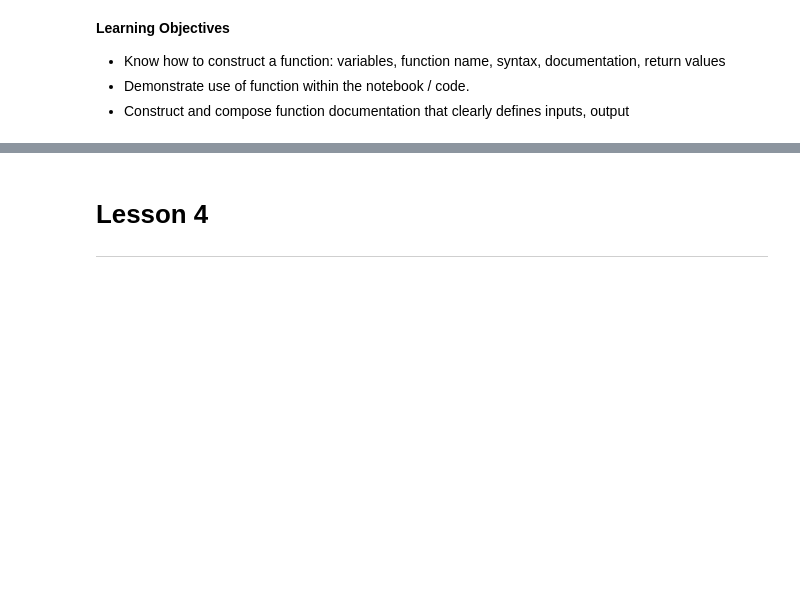
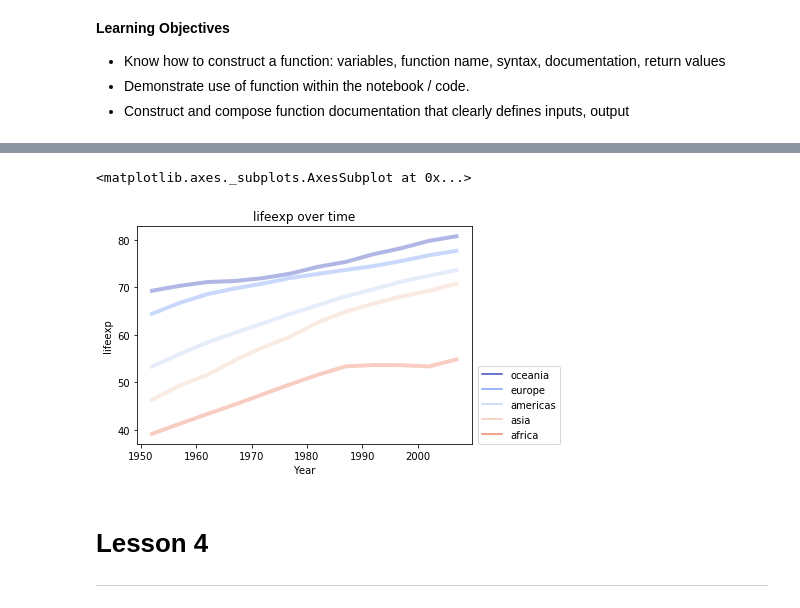
Before and after one commit to Reproducible-Science-Curriculum/automation-RR-Jupyter, a Jupyter notebook: notebooks/Automation_Lesson1_Intro_Instructor_Notes.ipynb, the cells around one changed output, grey strips where cells are left out. Cells and saved outputs as stored; diff of their text form; code cells hidden in the pictures; blank space fills up the shorter version.

```diff
--- a/notebooks/Automation_Lesson1_Intro_Instructor_Notes.ipynb
+++ b/notebooks/Automation_Lesson1_Intro_Instructor_Notes.ipynb
@@ -213,9 +242,7 @@ __Learning Objectives__
 - Demonstrate use of function within the notebook / code.
 - Construct and compose function documentation that clearly defines inputs, output
 # %%
-def calculate_statistic_over_time(data, category, continent, func=None):
-    if func is None:
-        func = np.mean
+def calculate_statistic_over_time(data, category, continent, func):
 
     # Create a mask that selects the continent of choice
     mask_continent = data['continent'] == continent
@@ -264,11 +296,14 @@ plt.setp(ax.lines, lw=4, alpha=.4)
 # %%
-def plot_statistic_over_time(data, category, func=None,
+def plot_statistic_over_time(data, category, func="mean",
                              cmap=None, ax=None, legend=True,
                              sort=True):
     if ax is None:
         fig, ax = plt.subplots()
     if cmap is None:
         cmap = plt.cm.viridis
+    if func == "np.mean":
+        func = np.mean
+
 
     if sort is True:
         # Sort the continents by the category of choice
@@ -295,7 +330,10 @@ def plot_statistic_over_time(data, category, func=None,
     plt.setp(ax.lines, lw=4, alpha=.4)
     return ax
 # %%
-plot_statistic_over_time(df, category, continent, cmap=plt.cm.coolwarm)
+plot_statistic_over_time(df, category, cmap=plt.cm.coolwarm)
+# %% [output]
+<matplotlib.axes._subplots.AxesSubplot at 0x...>
+[figure, added]
 # %%
 fig, axs = plt.subplots(1, 2, figsize=(10, 5))
 categories = ['pop', 'gdppercap']
```
Also changed, not shown: parts of 13 cells of this notebook.
